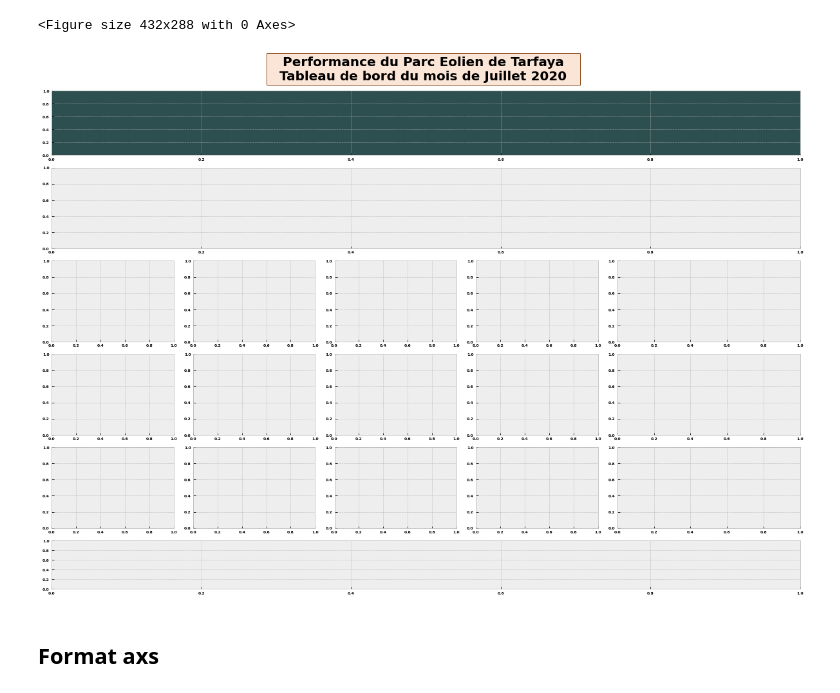
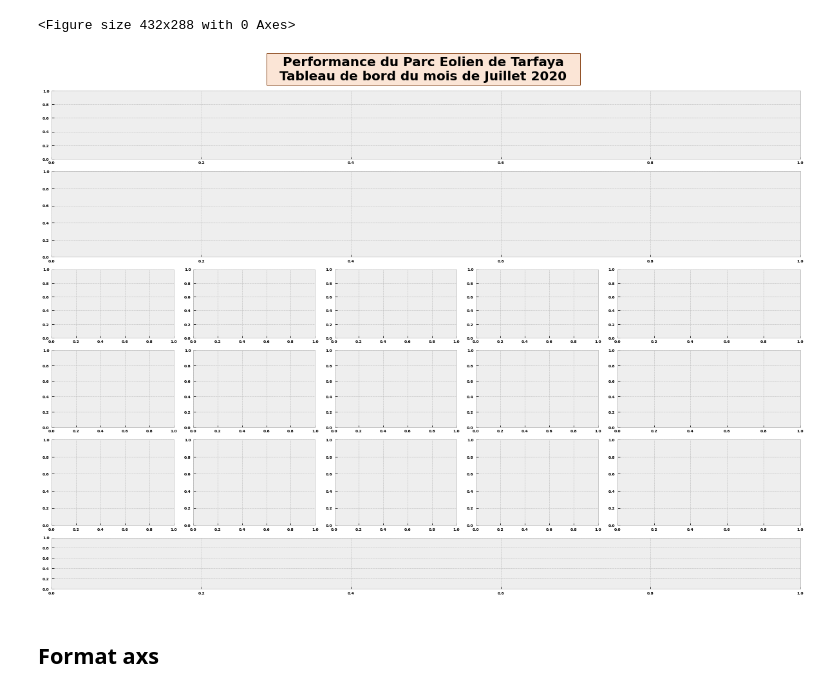
Before and after one commit to capem/TB-Performance, a Jupyter notebook: performance.ipynb, the cells around one changed output. Saved outputs shown, nothing was run; the diff lists cells and outputs as text; code cells hidden in the pictures.

```diff
--- a/performance.ipynb
+++ b/performance.ipynb
@@ -510,12 +510,12 @@ plt.rcParams['xtick.labelsize'] = 6
 plt.rcParams['ytick.labelsize'] = 6
 
 
-heights = [0.8, 1, 1, 1, 1, 0.6]
+heights = [0.8, 1, 0.8, 0.9, 1, 0.6]
 widths = [1, 1, 1, 1, 1.5]
 gs = fig.add_gridspec(6, 5, height_ratios=heights, width_ratios=widths)
 
 
-ax1 = fig.add_subplot(gs[0, :], facecolor=(.18, .31, .31))
+ax1 = fig.add_subplot(gs[0, :])
 # ax1.set_title('gs[0, :]')
 
 ax2 = fig.add_subplot(gs[1, :])
@@ -534,34 +534,34 @@ ax8 = fig.add_subplot(gs[3, 0])
 
 ax9 = fig.add_subplot(gs[3, 1])
 
 ax10 = fig.add_subplot(gs[3, 2])
 
 ax11 = fig.add_subplot(gs[3, 3])
 
 ax12 = fig.add_subplot(gs[3, 4])
 
 ax13 = fig.add_subplot(gs[4, 0])
 
 ax14 = fig.add_subplot(gs[4, 1])
 
 ax15 = fig.add_subplot(gs[4, 2])
 
 ax16 = fig.add_subplot(gs[4, 3])
 
 ax17 = fig.add_subplot(gs[4, 4])
 
 ax18 = fig.add_subplot(gs[5, :])
 
 
 fig.suptitle('   Performance du Parc Eolien de Tarfaya   \n Tableau de bord du mois de Juillet 2020 ',
              fontsize=20, fontweight='heavy', fontstretch='ultra-expanded',
              bbox=dict(facecolor='#fbe5d6', edgecolor='#843c0c', linewidth=1))
 
 fig.set_size_inches(16.5, 11.7)
 # plot_children(fig, fig._layoutbox, printit=False)
 # fig
 # %% [output]
-[figure, old version]
+[figure, new version]
 # %% [markdown]
 ## Format axs
 # %%
```
Also changed, not shown: parts of 29 cells of this notebook.
